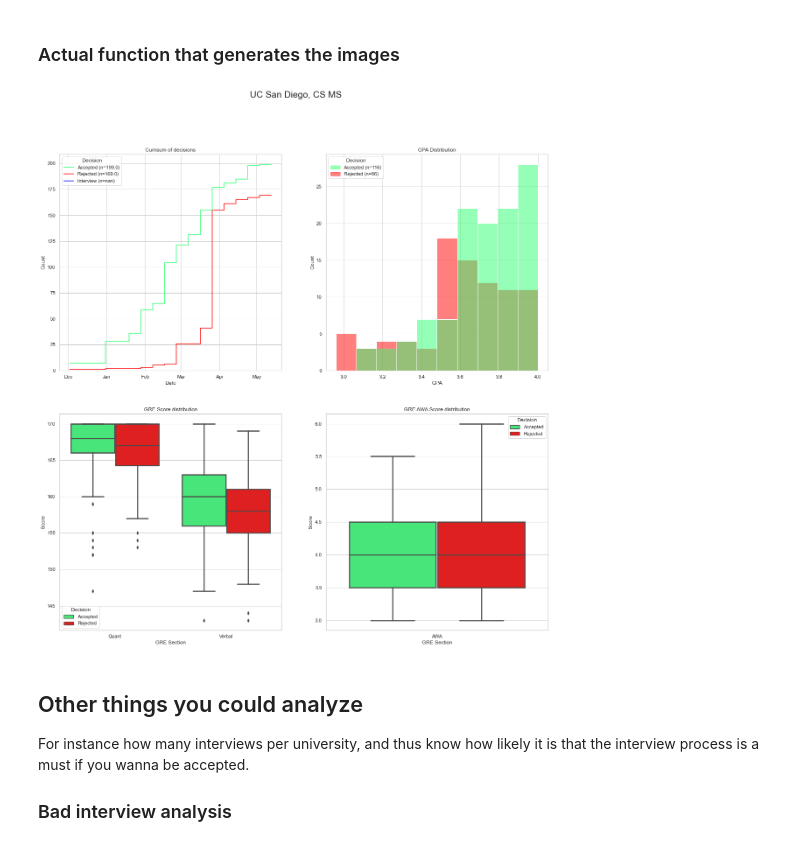
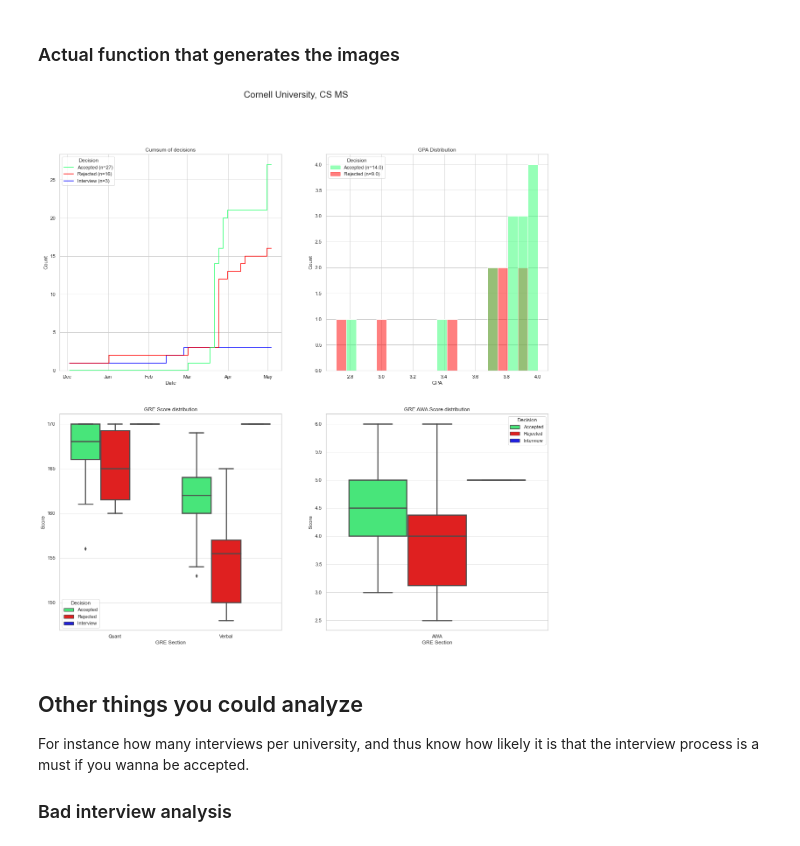
Before and after one commit to jjdelvalle/gradcafe_analysis, a Jupyter notebook: app/GradAnalysis.ipynb, the cells around one changed output. Drawn from its saved outputs; the diff is of its cells as text; code cells hidden in the pictures.

```diff
--- a/app/GradAnalysis.ipynb
+++ b/app/GradAnalysis.ipynb
@@ -203,9 +209,9 @@ def get_uni_stats(u_df, search: str = None, title: str = None, degree: str = 'MS
     plt.savefig('output/' + title + '_' + field + ' ' + degree + '.png')
     fig
 # %%
-get_uni_stats(df_1720, search='ucsd', title='UC San Diego', degree='MS', field='CS')
+get_uni_stats(df_1720, search='cornell university', title='Cornell University', degree='MS', field='CS')
 # %% [output]
-[figure, old version]
+[figure, new version]
 # %% [markdown]
 ## Other things you could analyze
 
```
Also changed, not shown: parts of 17 cells of this notebook.
